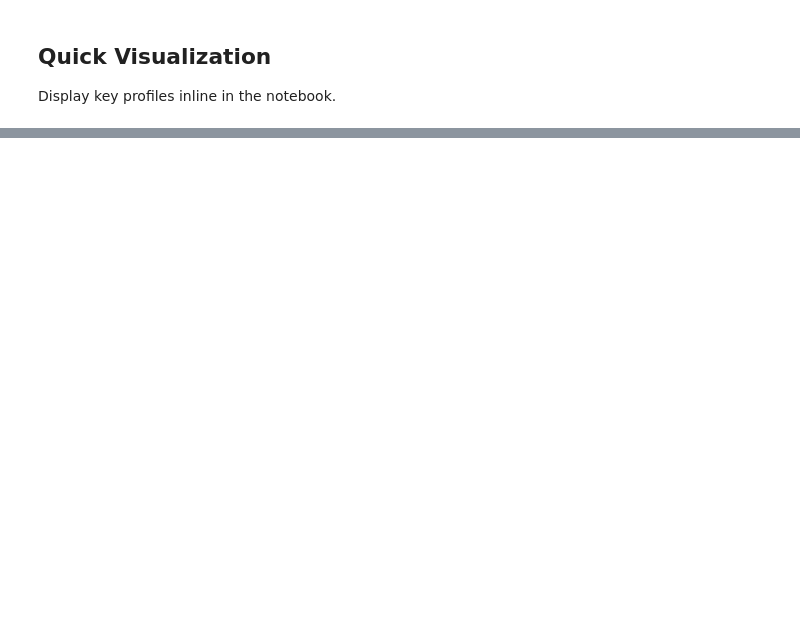
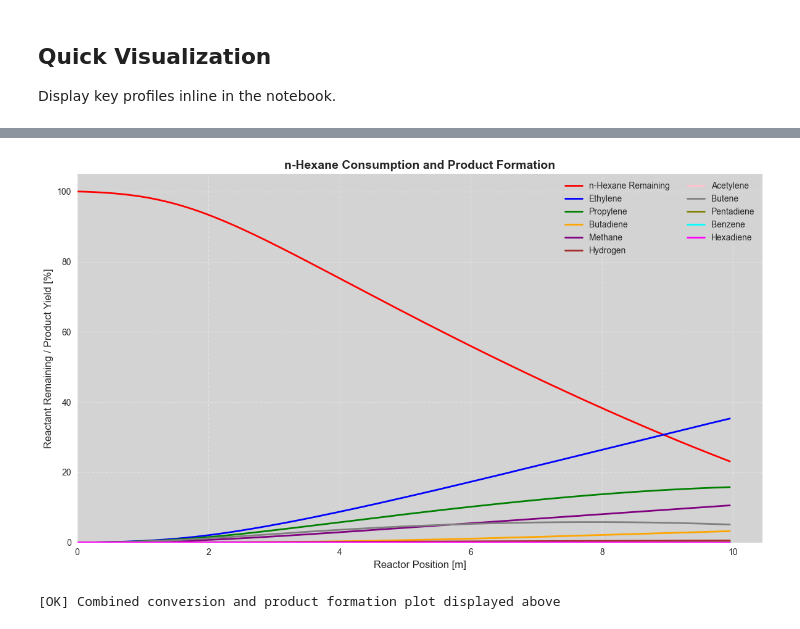
Before and after one commit to karefyllidis/PlugFlowML, a Jupyter notebook: notebooks/Main_1_run_pfr.ipynb, the cells around one changed output, grey strips where cells are left out. Drawn from its saved outputs; the diff is of its cells as text; code cells hidden in the pictures; blank space fills up the shorter version.

```diff
--- a/notebooks/Main_1_run_pfr.ipynb
+++ b/notebooks/Main_1_run_pfr.ipynb
@@ -47,6 +47,7 @@ from src.cantera.pfr_simulator import (
 
 import numpy as np
 import matplotlib.pyplot as plt
+plt.style.use('seaborn-v0_8-darkgrid')
 
 print("HydrAI: PFR Simulation System")
 print("=" * 60)
@@ -267,7 +371,7 @@ conversion_profile = (1 - reactant_mass_frac / reactant_mass_frac[0]) * 100
 reactant_remaining = (reactant_mass_frac / reactant_mass_frac[0]) * 100
 
 # Plot reactant remaining (decreasing) - this shows reactant disappearing
-ax.plot(states1.z, reactant_remaining, 'r-', linewidth=3, label=f'{reactant_info["name"]} Remaining')
+ax.plot(states1.z, reactant_remaining, 'r-', linewidth=2, label=f'{reactant_info["name"]} Remaining')
 
 # Get target products and plot their formation
 target_products = reactant_info.get('target_products', [])
@@ -282,30 +386,33 @@ for i, product in enumerate(target_products):
         product_name_clean = product.split(':')[0] if ':' in product else product
         product_idx = gas.species_index(product_name_clean)
 
         # Get product mass fraction profile
         product_mass_frac = states1.Y[:, product_idx]
 
         # Calculate product yield as percentage of initial reactant
         # Product yield = (product mass fraction / initial reactant mass fraction) * 100
         # This shows how much product is formed relative to initial reactant
         product_yield = (product_mass_frac / initial_reactant_mass) * 100
 
         product_name = product_names[i] if i < len(product_names) else product_name_clean
         ax.plot(states1.z, product_yield,
                 color=colors[i % len(colors)], linewidth=2,
                 label=product_name, linestyle='-')
     except:
         continue
 
 ax.set_xlabel('Reactor Position [m]', fontsize=12)
 ax.set_ylabel('Reactant Remaining / Product Yield [%]', fontsize=12)
 ax.set_title(f'{reactant_info["name"]} Consumption and Product Formation', fontsize=14, fontweight='bold')
 ax.legend(loc='best', fontsize=10, ncol=2)
 ax.grid(True, alpha=0.3)
 ax.set_xlim(left=0)
 ax.set_ylim(bottom=0)
 
 plt.tight_layout()
 plt.show()
 
 print("\n[OK] Combined conversion and product formation plot displayed above")
+# %% [output]
+[figure, added]
+[OK] Combined conversion and product formation plot displayed above
```
Also changed, not shown: parts of 8 cells of this notebook, 10 other files.
